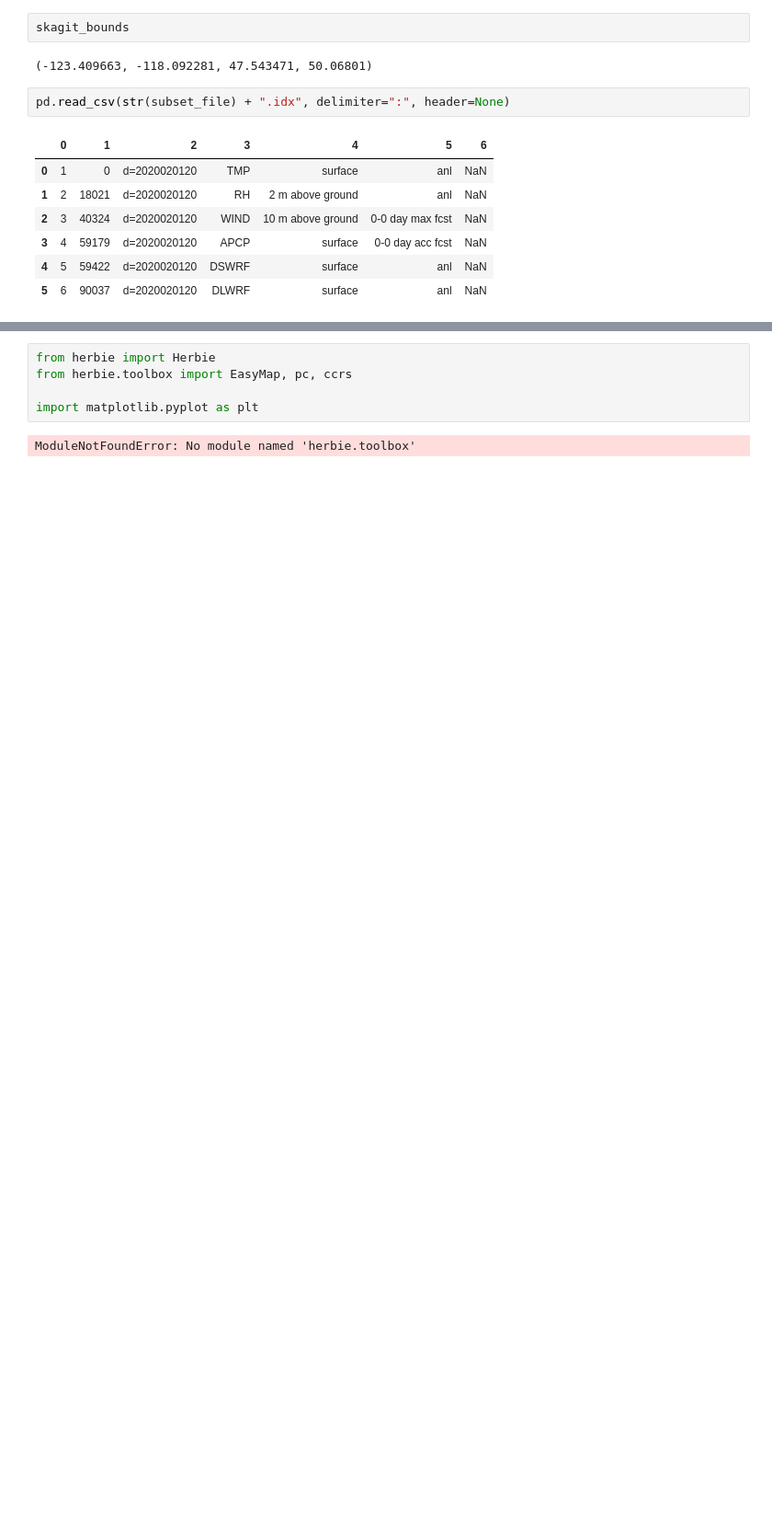
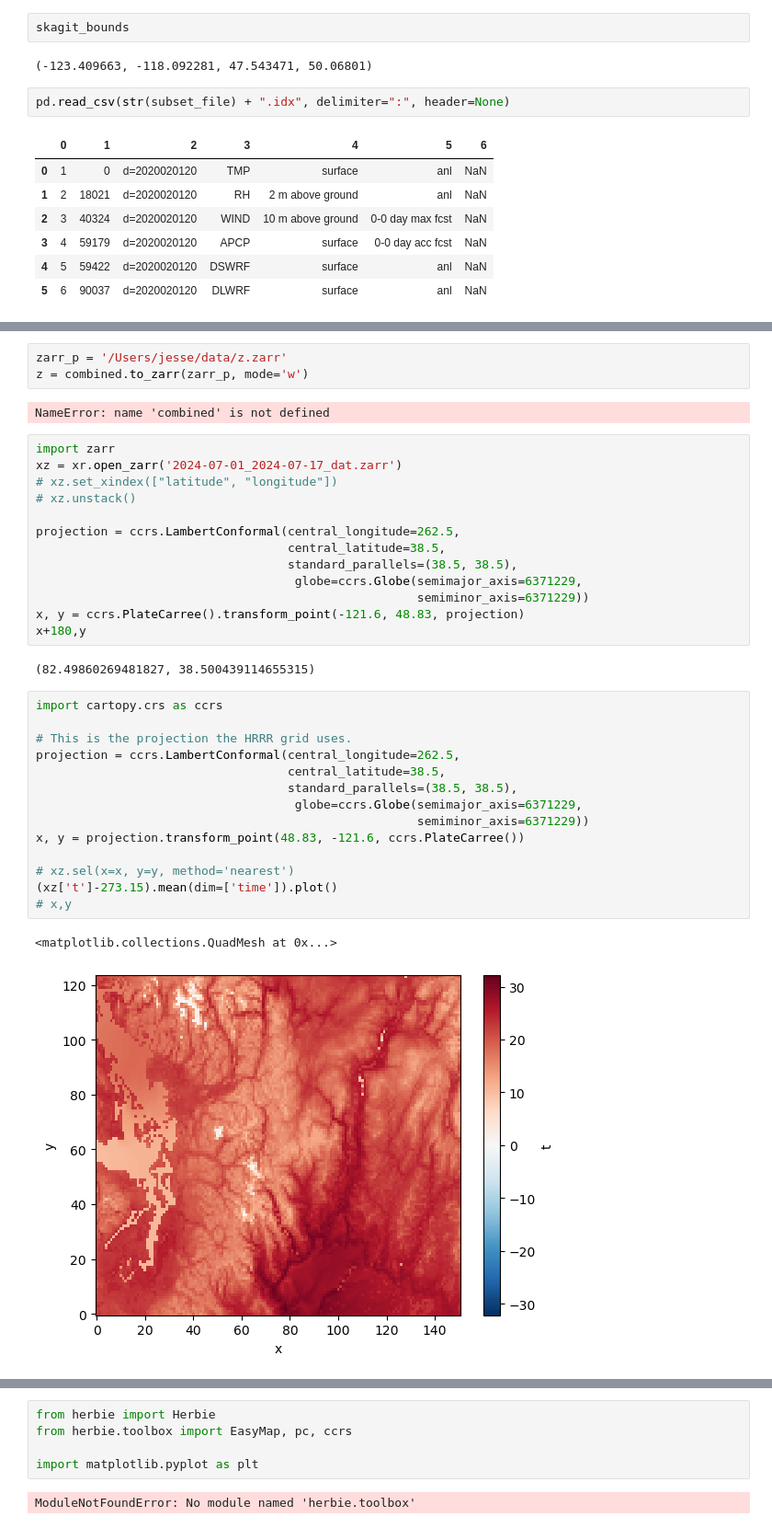
Before and after one commit to jakes44/skagit-met, a Jupyter notebook: hrrr_model_downloader_notebook.ipynb, the cells around one changed output, grey strips where cells are left out. Shown at 92% size. Cells and saved outputs as stored; diff of their text form; blank space fills up the shorter version.

```diff
--- a/hrrr_model_downloader_notebook.ipynb
+++ b/hrrr_model_downloader_notebook.ipynb
@@ -313,0 +345,37 @@ Ignoring index file '/Users/jesse/data/hrrr/20200201/skagit-basin_subset_21ef3e5
+# %%
+zarr_p = '/Users/jesse/data/z.zarr'
+z = combined.to_zarr(zarr_p, mode='w')
+# %% [output]
+NameError: name 'combined' is not defined
+# %%
+import zarr
+xz = xr.open_zarr('2024-07-01_2024-07-17_dat.zarr')
+# xz.set_xindex(["latitude", "longitude"])
+# xz.unstack()
+
+projection = ccrs.LambertConformal(central_longitude=262.5,
+                                   central_latitude=38.5,
+                                   standard_parallels=(38.5, 38.5),
+                                    globe=ccrs.Globe(semimajor_axis=6371229,
+                                                     semiminor_axis=6371229))
+x, y = ccrs.PlateCarree().transform_point(-121.6, 48.83, projection)
+x+180,y
+# %% [output]
+(82.49860269481827, 38.500439114655315)
+# %%
+import cartopy.crs as ccrs
+
+# This is the projection the HRRR grid uses.
+projection = ccrs.LambertConformal(central_longitude=262.5,
+                                   central_latitude=38.5,
+                                   standard_parallels=(38.5, 38.5),
+                                    globe=ccrs.Globe(semimajor_axis=6371229,
+                                                     semiminor_axis=6371229))
+x, y = projection.transform_point(48.83, -121.6, ccrs.PlateCarree())
+
+# xz.sel(x=x, y=y, method='nearest')
+(xz['t']-273.15).mean(dim=['time']).plot()
+# x,y
+# %% [output]
+<matplotlib.collections.QuadMesh at 0x...>
+[figure, added]
```
Also changed, not shown: parts of 7 cells of this notebook, 2 other files.
